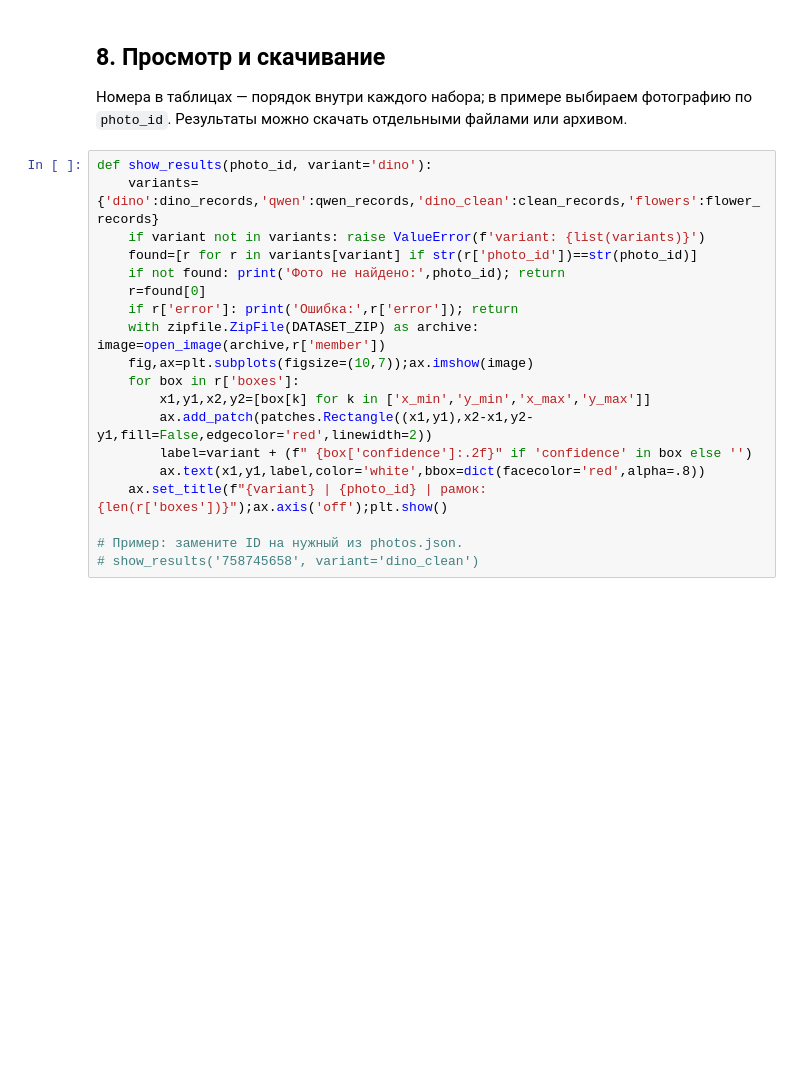
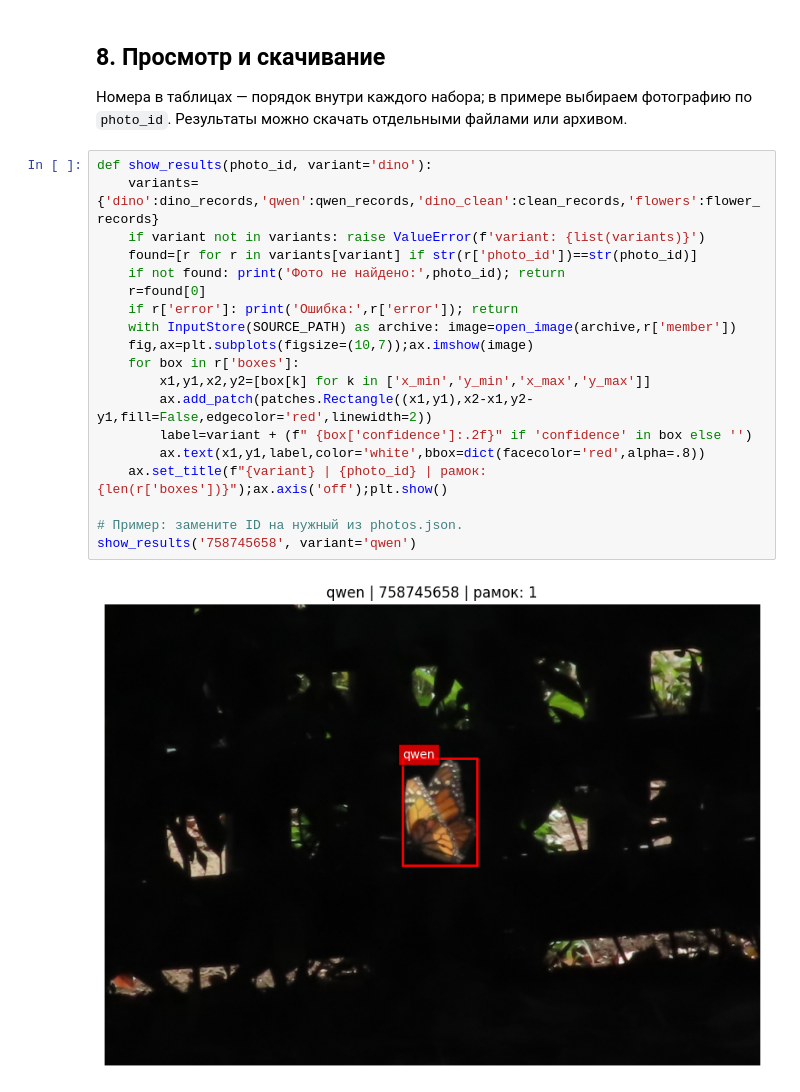
Before and after one commit to Mikhail356/butterfly-detection, a Jupyter notebook: butterfly_dino_qwen.ipynb, the cells around one changed output. Saved outputs shown, nothing was run; the diff lists cells and outputs as text; blank space fills up the shorter version.

```diff
--- a/butterfly_dino_qwen.ipynb
+++ b/butterfly_dino_qwen.ipynb
@@ -527,22 +645,24 @@ print('Время — сумма времени обработки 40 фото
 # %%
 def show_results(photo_id, variant='dino'):
     variants={'dino':dino_records,'qwen':qwen_records,'dino_clean':clean_records,'flowers':flower_records}
     if variant not in variants: raise ValueError(f'variant: {list(variants)}')
     found=[r for r in variants[variant] if str(r['photo_id'])==str(photo_id)]
     if not found: print('Фото не найдено:',photo_id); return
     r=found[0]
     if r['error']: print('Ошибка:',r['error']); return
-    with zipfile.ZipFile(DATASET_ZIP) as archive: image=open_image(archive,r['member'])
+    with InputStore(SOURCE_PATH) as archive: image=open_image(archive,r['member'])
     fig,ax=plt.subplots(figsize=(10,7));ax.imshow(image)
     for box in r['boxes']:
         x1,y1,x2,y2=[box[k] for k in ['x_min','y_min','x_max','y_max']]
         ax.add_patch(patches.Rectangle((x1,y1),x2-x1,y2-y1,fill=False,edgecolor='red',linewidth=2))
         label=variant + (f" {box['confidence']:.2f}" if 'confidence' in box else '')
         ax.text(x1,y1,label,color='white',bbox=dict(facecolor='red',alpha=.8))
     ax.set_title(f"{variant} | {photo_id} | рамок: {len(r['boxes'])}");ax.axis('off');plt.show()
 
 # Пример: замените ID на нужный из photos.json.
-# show_results('758745658', variant='dino_clean')
+show_results('758745658', variant='qwen')
+# %% [output]
+[figure, added]
 # %%
 settings={'dino_model':DINO_MODEL_ID,'qwen_model':QWEN_MODEL_ID,'dino_prompt':DINO_PROMPT,
           'qwen_prompt':QWEN_PROMPT,'flower_prompt':FLOWER_PROMPT,'dino_threshold':DINO_BOX_THRESHOLD,
```
Also changed, not shown: parts of 15 cells of this notebook, 1 other file.
